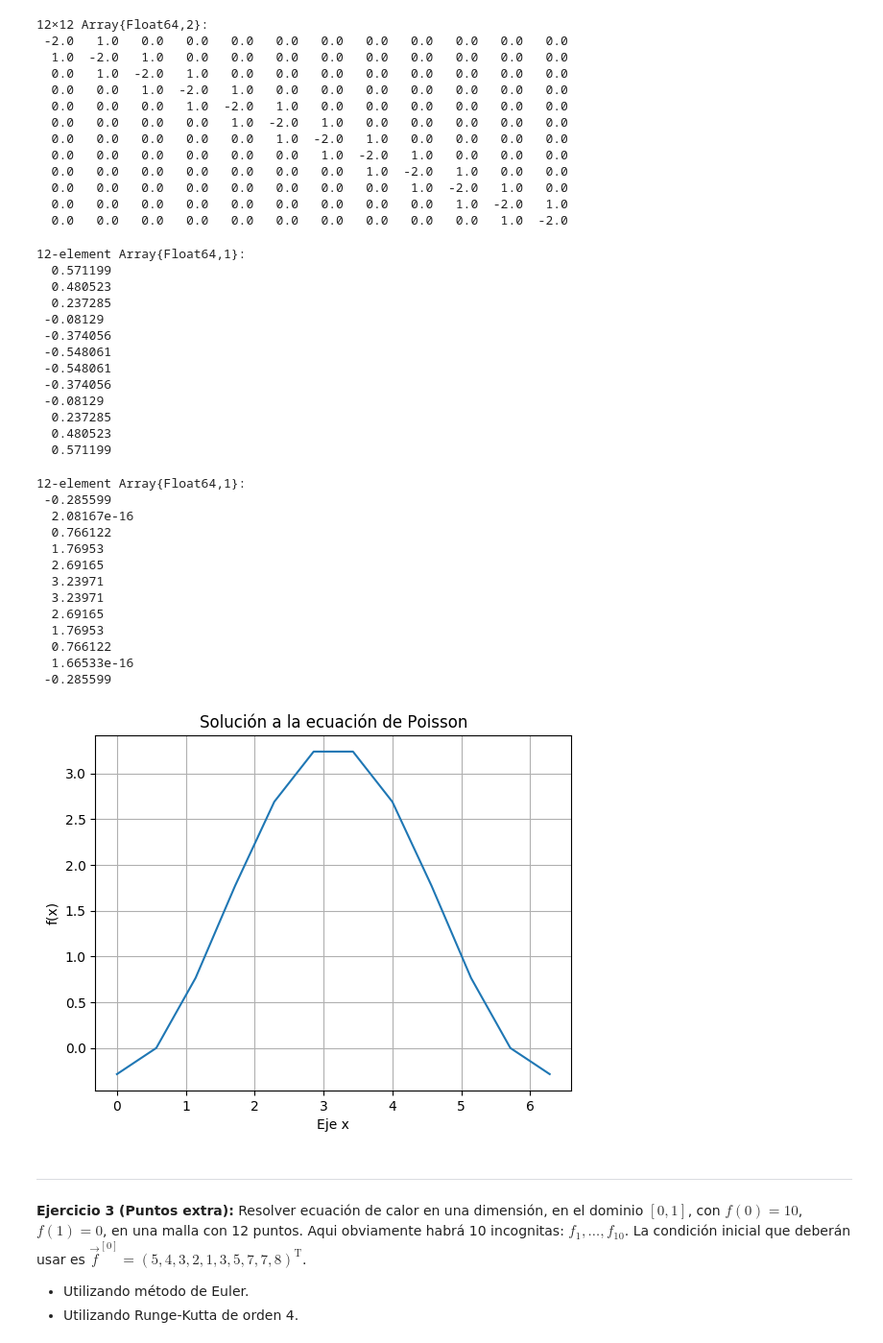
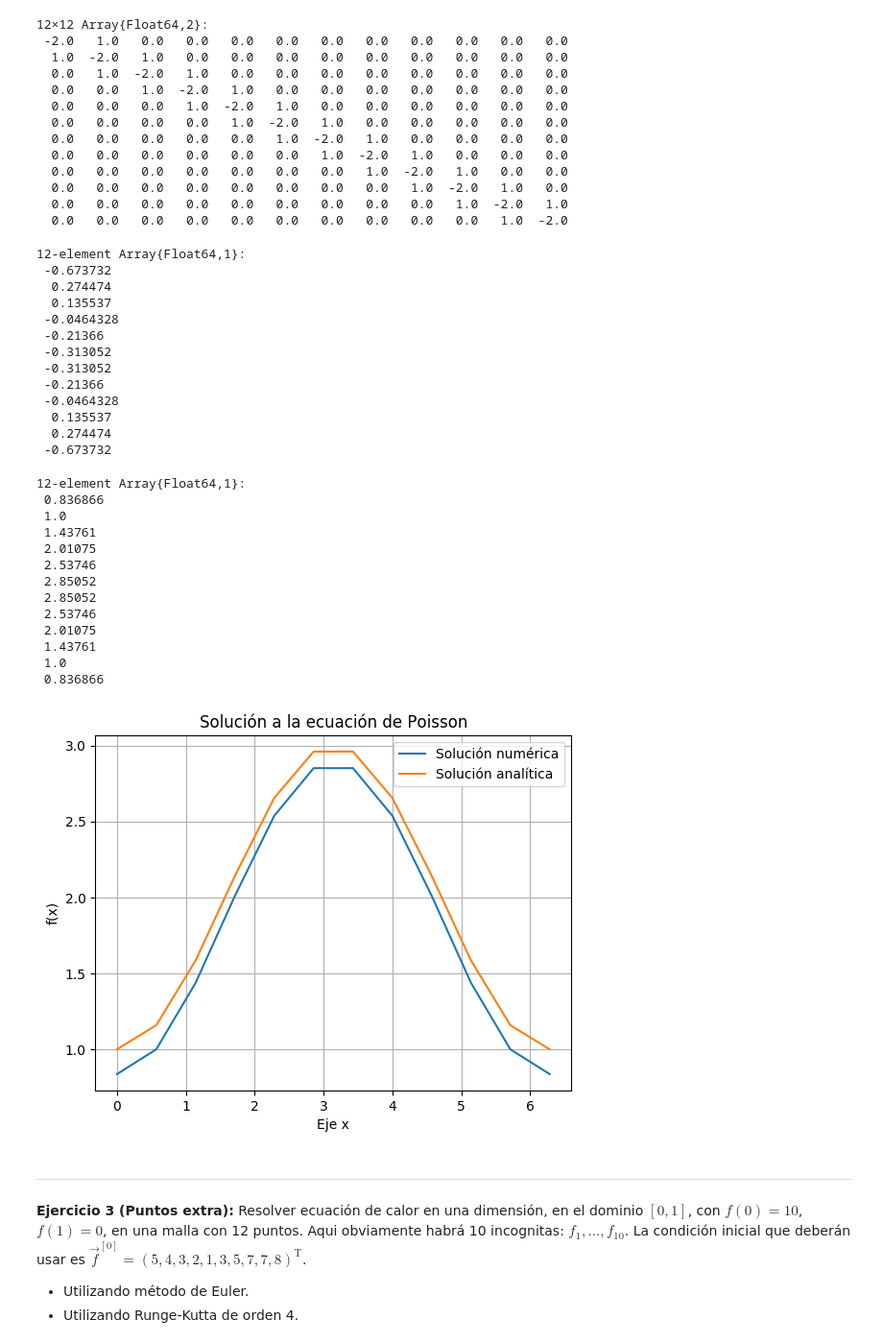
Before and after one commit to PhysFruu/Fisica_Computacional, a Jupyter notebook: Tarea_20_Parciales.ipynb, the cells around one changed output. Shown at 96% size. Cells and saved outputs as stored; diff of their text form; code cells hidden in the pictures.

```diff
--- a/Tarea_20_Parciales.ipynb
+++ b/Tarea_20_Parciales.ipynb
@@ -247,8 +246,8 @@ $$\nabla^2 \Psi= \cos(x) \rightarrow \partial^2_x\Psi=\cos(x)$$
 # %%
 n=12
 listx=linspace(0,2pi,n)
-a=0
-b=0;
+a=1
+b=1;
 h=listx[2]-listx[1]
 # %% [output]
 0.5711986642890533
@@ -295,51 +294,52 @@ A
   0.0   0.0   0.0   0.0   0.0   0.0   0.0   0.0   0.0   1.0  -2.0   1.0
   0.0   0.0   0.0   0.0   0.0   0.0   0.0   0.0   0.0   0.0   1.0  -2.0
 # %%
-s=h*cos.(listx)
+s=h^2*cos.(listx)
 s[1]=s[1]-a
 s[n]=s[n]-b
 s
 # %% [output]
 12-element Array{Float64,1}:
-  0.571199
-  0.480523
-  0.237285
- -0.08129
- -0.374056
- -0.548061
- -0.548061
- -0.374056
- -0.08129
-  0.237285
-  0.480523
-  0.571199
+ -0.673732
+  0.274474
+  0.135537
+ -0.0464328
+ -0.21366
+ -0.313052
+ -0.313052
+ -0.21366
+ -0.0464328
+  0.135537
+  0.274474
+ -0.673732
 # %%
 Ψ=inv(A)*s
 # %% [output]
 12-element Array{Float64,1}:
- -0.285599
-  2.08167e-16
-  0.766122
-  1.76953
-  2.69165
-  3.23971
-  3.23971
-  2.69165
-  1.76953
-  0.766122
-  1.66533e-16
- -0.285599
+ 0.836866
+ 1.0
+ 1.43761
+ 2.01075
+ 2.53746
+ 2.85052
+ 2.85052
+ 2.53746
+ 2.01075
+ 1.43761
+ 1.0
+ 0.836866
 # %%
 using PyPlot
-plot(listx,Ψ)
+plot(listx,Ψ, label="Solución numérica")
+plot(listx,2-cos.(listx), label="Solución analítica")
 xlabel("Eje x")
 ylabel("f(x)")
 title("Solución a la ecuación de Poisson")
 legend()
 grid("on")
 show()
 # %% [output]
-[figure, old version]
+[figure, new version]
 # %% [markdown]
 -----------------
 __Ejercicio 3 (Puntos extra):__ Resolver ecuación de calor en una dimensión, en el dominio $[0,1]$, con $f(0)=10$, $f(1)=0$, en una malla con 12 puntos. Aqui obviamente habrá 10 incognitas: $f_1, \dots, f_{10}$. La condición inicial que deberán usar es $\vec f^{[0]}=(5,4,3,2,1,3,5,7,7,8)^{\text{T}}$.
```
Also changed, not shown: parts of 7 cells of this notebook, 1 other file.
